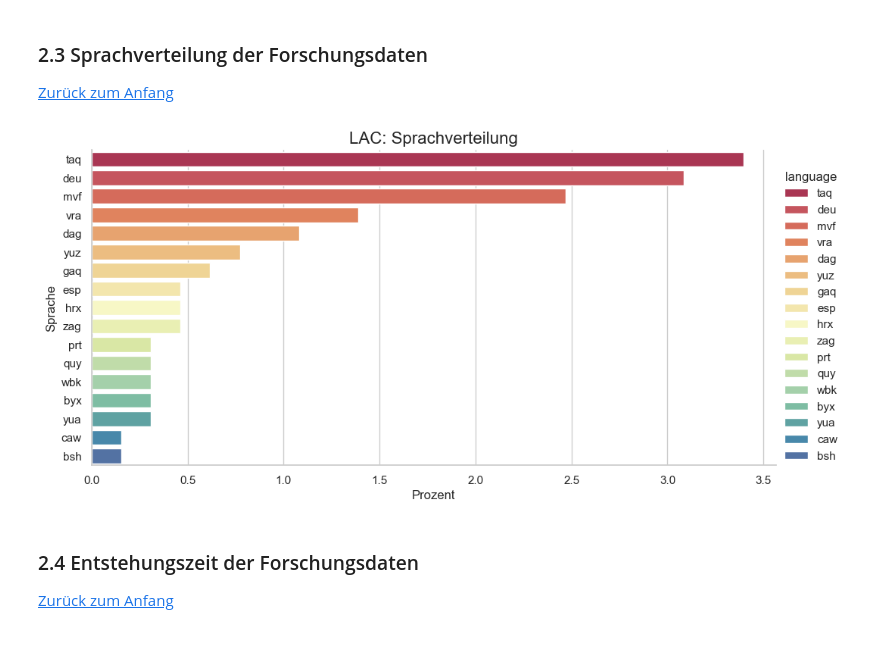
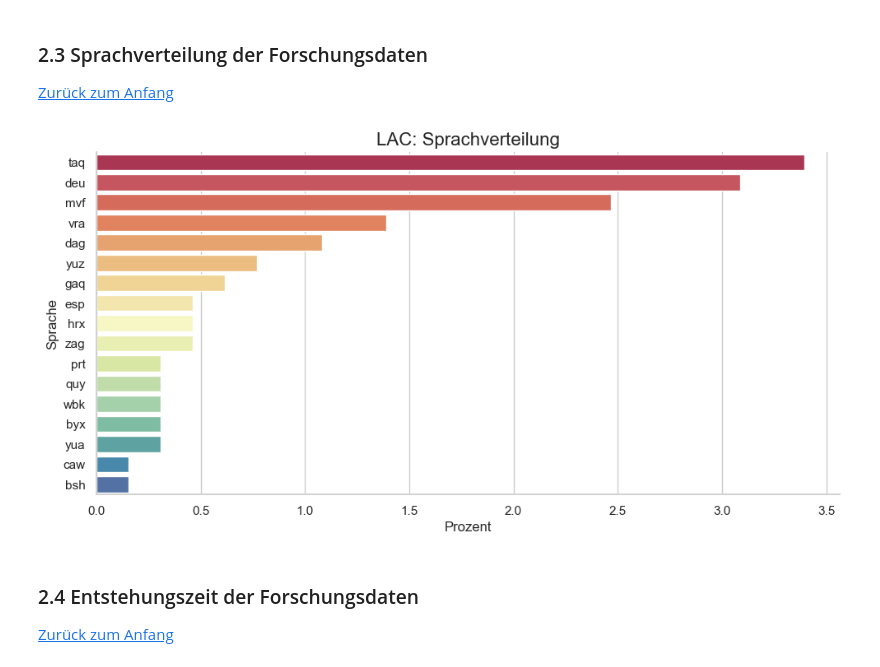
Before and after one commit to MarieMaurerDDM/research_data_repositories, a Jupyter notebook: src/visualizations/visuals_data_lac.ipynb, the cells around one changed output. Drawn from its saved outputs; the diff is of its cells as text; code cells hidden in the pictures.

Commit message:
Refactor visualization notebooks LAC, BAS, BBAW

```diff
--- a/src/visualizations/visuals_data_lac.ipynb
+++ b/src/visualizations/visuals_data_lac.ipynb
@@ -164,16 +173,16 @@ plt.show()
 # %%
 order = data_lac['language'].value_counts().index
 # Convert the column to a categorical type with the calculated order
 data_lac['language'] = pd.Categorical(data_lac['language'], categories=order, ordered=True)
 
-catplot = sns.catplot(data = data_lac, y = 'language', kind = 'count', aspect = 2, stat='percent', hue = 'language', palette = 'Spectral')
+sns.catplot(data = data_lac, y = 'language', kind = 'count', aspect = 2, stat='percent', hue = 'language', palette = 'Spectral', legend=False)
 
 plt.title('LAC: Sprachverteilung', fontsize=16)
 plt.xlabel('Prozent', fontsize=12)
 plt.ylabel('Sprache', fontsize=12)
 plt.show()
 # %% [output]
-[figure, old version]
+[figure, new version]
 # %% [markdown]
 ### 2.4 Entstehungszeit der Forschungsdaten
 
```
Also changed, not shown: parts of 7 cells of this notebook, 2 other files.
